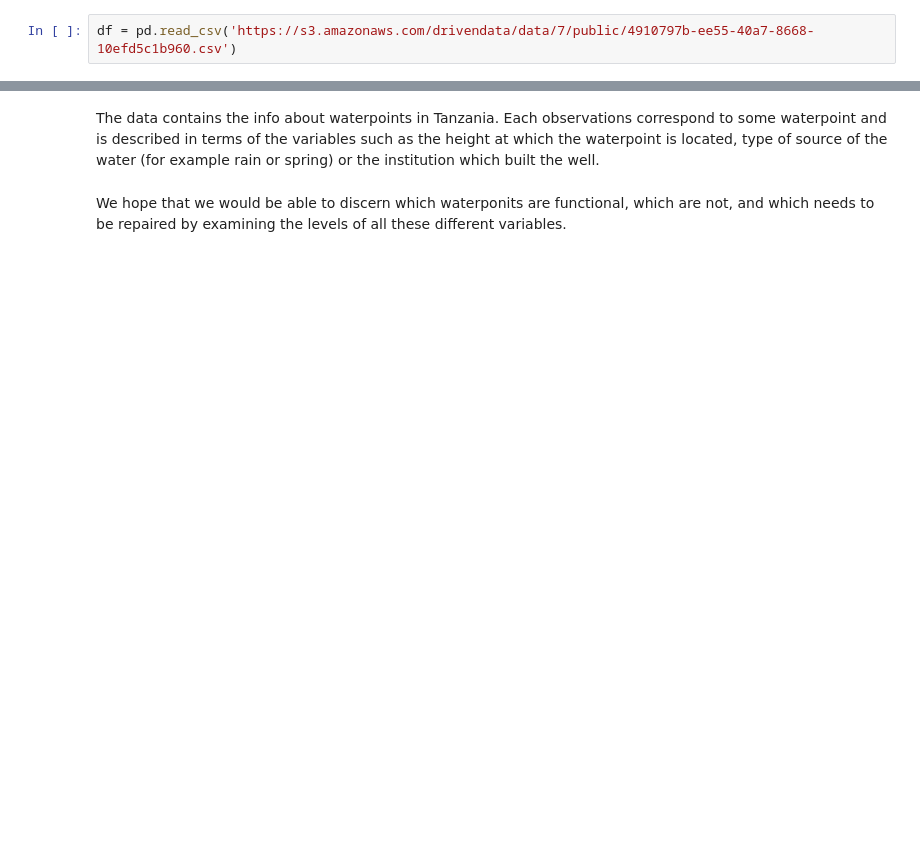
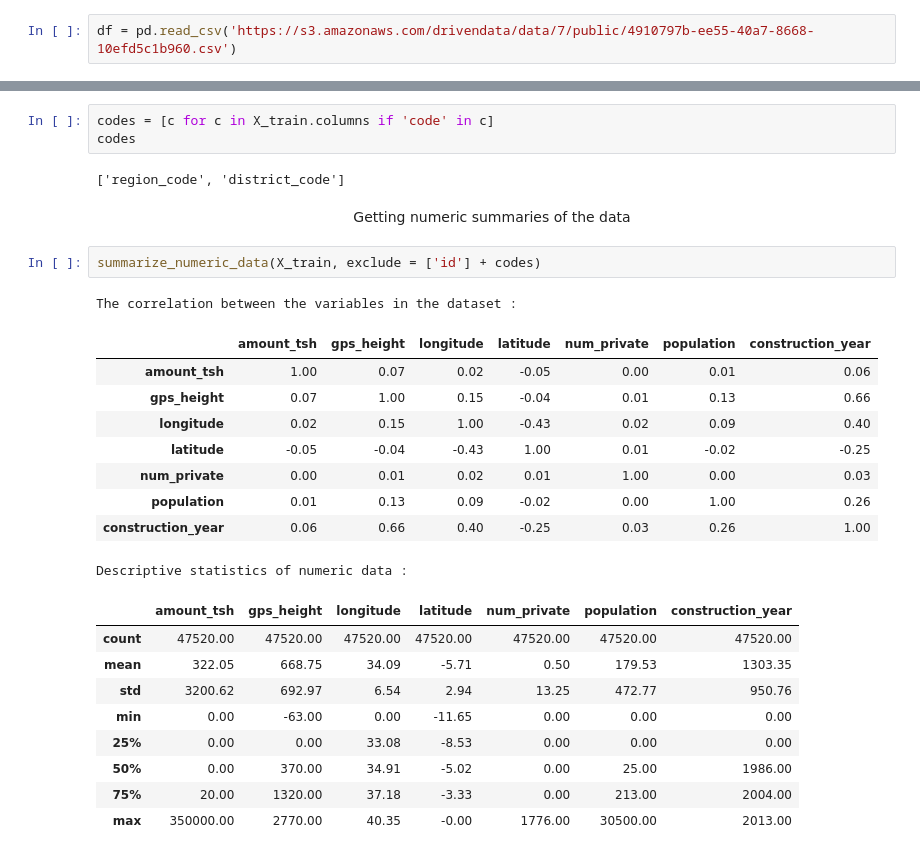
Before and after one commit to KCristopher/drivendata_competitions, a Jupyter notebook: data_mining_water_table/pump_water.ipynb, the cells around one changed output, grey strips where cells are left out. Saved outputs shown, nothing was run; the diff lists cells and outputs as text; blank space fills up the shorter version.

```diff
--- a/data_mining_water_table/pump_water.ipynb
+++ b/data_mining_water_table/pump_water.ipynb
@@ -91,7 +141,32 @@ gps_height                0.00
 date_recorded             0.00
 waterpoint_type_group     0.00
 dtype: float64
-# %% [markdown]
-The data contains the info about waterpoints in Tanzania. Each observations correspond to some waterpoint and is described in terms of the variables such as the height at which the waterpoint is located, type of source of the water (for example rain or spring) or the institution which built the well.
-# %% [markdown]
-We hope that we would be able to discern which waterponits are functional, which are not, and which needs to be repaired by examining the levels of all these different variables.
+# %%
+codes = [c for c in X_train.columns if 'code' in c]
+codes
+# %% [output]
+['region_code', 'district_code']
+# %% [markdown]
+<center>Getting numeric summaries of the data</center>
+# %%
+summarize_numeric_data(X_train, exclude = ['id'] + codes)
+# %% [output]
+The correlation between the variables in the dataset :
+|  | amount_tsh | gps_height | longitude | latitude | num_private | population | construction_year |
+| amount_tsh | 1.00 | 0.07 | 0.02 | -0.05 | 0.00 | 0.01 | 0.06 |
+| gps_height | 0.07 | 1.00 | 0.15 | -0.04 | 0.01 | 0.13 | 0.66 |
+| longitude | 0.02 | 0.15 | 1.00 | -0.43 | 0.02 | 0.09 | 0.40 |
+| latitude | -0.05 | -0.04 | -0.43 | 1.00 | 0.01 | -0.02 | -0.25 |
+| num_private | 0.00 | 0.01 | 0.02 | 0.01 | 1.00 | 0.00 | 0.03 |
+| population | 0.01 | 0.13 | 0.09 | -0.02 | 0.00 | 1.00 | 0.26 |
+| construction_year | 0.06 | 0.66 | 0.40 | -0.25 | 0.03 | 0.26 | 1.00 |
+Descriptive statistics of numeric data :
+|  | amount_tsh | gps_height | longitude | latitude | num_private | population | construction_year |
+| count | 47520.00 | 47520.00 | 47520.00 | 47520.00 | 47520.00 | 47520.00 | 47520.00 |
+| mean | 322.05 | 668.75 | 34.09 | -5.71 | 0.50 | 179.53 | 1303.35 |
+| std | 3200.62 | 692.97 | 6.54 | 2.94 | 13.25 | 472.77 | 950.76 |
+| min | 0.00 | -63.00 | 0.00 | -11.65 | 0.00 | 0.00 | 0.00 |
+| 25% | 0.00 | 0.00 | 33.08 | -8.53 | 0.00 | 0.00 | 0.00 |
+| 50% | 0.00 | 370.00 | 34.91 | -5.02 | 0.00 | 25.00 | 1986.00 |
+| 75% | 20.00 | 1320.00 | 37.18 | -3.33 | 0.00 | 213.00 | 2004.00 |
+| max | 350000.00 | 2770.00 | 40.35 | -0.00 | 1776.00 | 30500.00 | 2013.00 |
```
Also changed, not shown: parts of 37 cells of this notebook.
